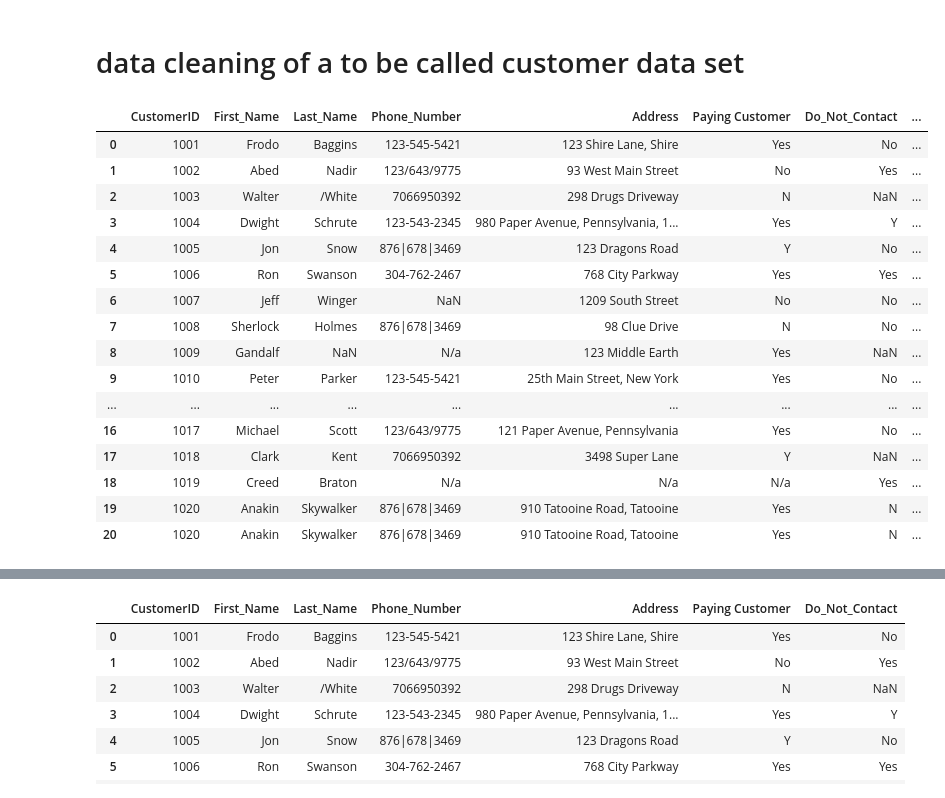
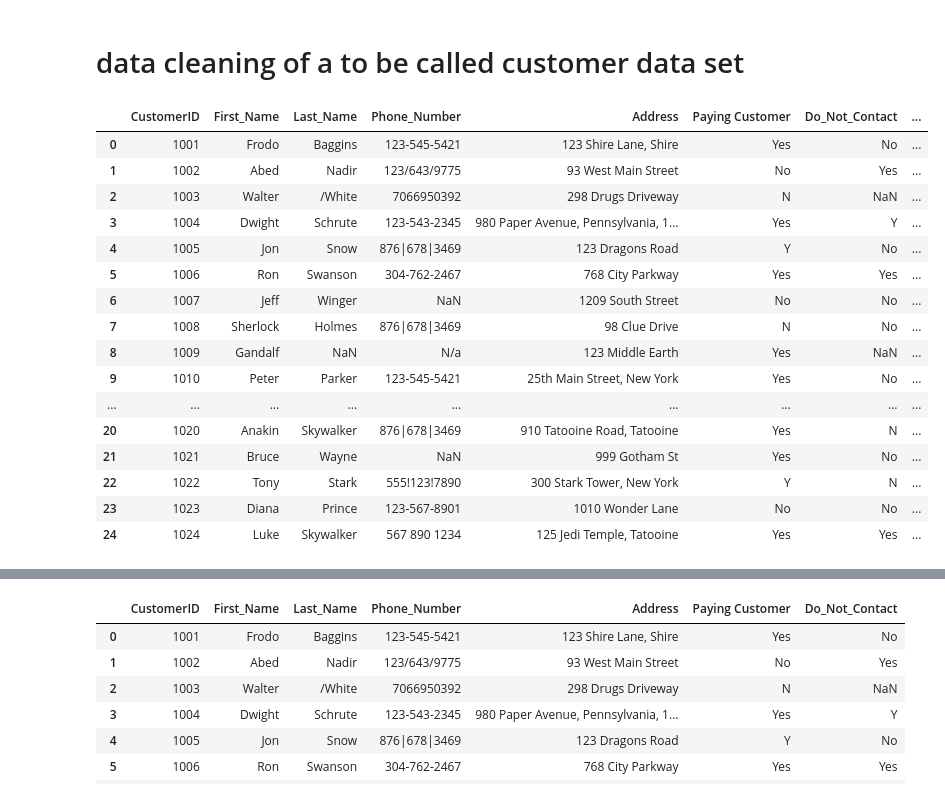
Before and after one commit to mhdcod/Customer_Call_List_Data_Cleaning, a Jupyter notebook: Data_cleaning.ipynb, the cells around one changed output, grey strips where cells are left out. Saved outputs shown, nothing was run; the diff lists cells and outputs as text; code cells hidden in the pictures.

```diff
--- a/Data_cleaning.ipynb
+++ b/Data_cleaning.ipynb
@@ -3,26 +3,26 @@ import pandas as pd
 # %% [markdown]
 # data cleaning of a to be called customer data set
 # %%
-df = pd.read_excel("/Users/mohamed/Desktop/Customer Call List.xlsx")
-df.head(21)
+df = pd.read_excel("/Users/mohamed/Desktop/P/data_cleaning_Prj1/Original_Customer_List .xlsx")
+df.head(25)
 # %% [output]
 |  | CustomerID | First_Name | Last_Name | Phone_Number | Address | Paying Customer | Do_Not_Contact | ... |
 | 0 | 1001 | Frodo | Baggins | 123-545-5421 | 123 Shire Lane, Shire | Yes | No | ... |
 | 1 | 1002 | Abed | Nadir | 123/643/9775 | 93 West Main Street | No | Yes | ... |
 | 2 | 1003 | Walter | /White | 7066950392 | 298 Drugs Driveway | N | NaN | ... |
 | 3 | 1004 | Dwight | Schrute | 123-543-2345 | 980 Paper Avenue, Pennsylvania, 1... | Yes | Y | ... |
 | 4 | 1005 | Jon | Snow | 876|678|3469 | 123 Dragons Road | Y | No | ... |
 | 5 | 1006 | Ron | Swanson | 304-762-2467 | 768 City Parkway | Yes | Yes | ... |
 | 6 | 1007 | Jeff | Winger | NaN | 1209 South Street | No | No | ... |
 | 7 | 1008 | Sherlock | Holmes | 876|678|3469 | 98 Clue Drive | N | No | ... |
 | 8 | 1009 | Gandalf | NaN | N/a | 123 Middle Earth | Yes | NaN | ... |
 | 9 | 1010 | Peter | Parker | 123-545-5421 | 25th Main Street, New York | Yes | No | ... |
 | ... | ... | ... | ... | ... | ... | ... | ... | ... |
-| 16 | 1017 | Michael | Scott | 123/643/9775 | 121 Paper Avenue, Pennsylvania | Yes | No | ... |
-| 17 | 1018 | Clark | Kent | 7066950392 | 3498 Super Lane | Y | NaN | ... |
-| 18 | 1019 | Creed | Braton | N/a | N/a | N/a | Yes | ... |
-| 19 | 1020 | Anakin | Skywalker | 876|678|3469 | 910 Tatooine Road, Tatooine | Yes | N | ... |
 | 20 | 1020 | Anakin | Skywalker | 876|678|3469 | 910 Tatooine Road, Tatooine | Yes | N | ... |
+| 21 | 1021 | Bruce | Wayne | NaN | 999 Gotham St | Yes | No | ... |
+| 22 | 1022 | Tony | Stark | 555!123!7890 | 300 Stark Tower, New York | Y | N | ... |
+| 23 | 1023 | Diana | Prince | 123-567-8901 | 1010 Wonder Lane | No | No | ... |
+| 24 | 1024 | Luke | Skywalker | 567 890 1234 | 125 Jedi Temple, Tatooine | Yes | Yes | ... |
 # %%
 # we can see there are few things to clean : caracter in Last_Name column, different  Phone_Number format, some adresses have a zip code others don't, same lines, Nan, Yes Y No N, unuseful last column
 # %%
```
Also changed, not shown: parts of 18 cells of this notebook.
